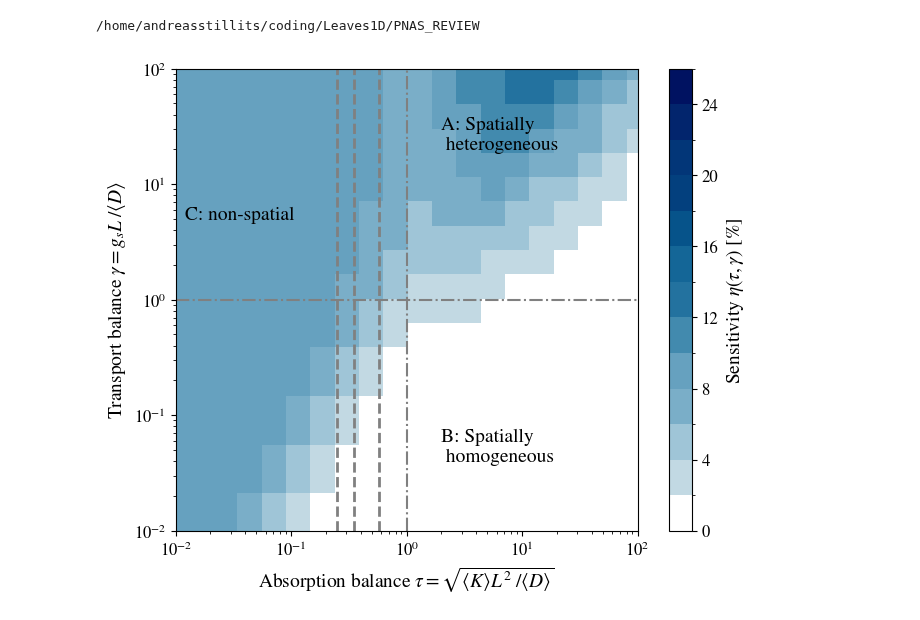
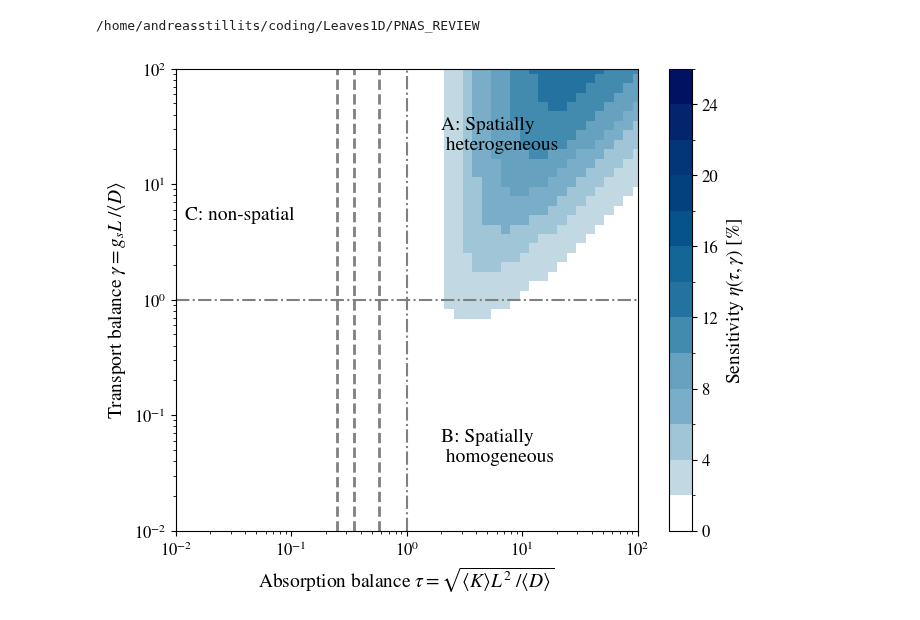
Before and after one commit to andreas-stillits/CarbonFixationModel1D, a Jupyter notebook: PNAS_REVIEW/notebooks/sensitivity.ipynb, the cells around one changed output. Saved outputs shown, nothing was run; the diff lists cells and outputs as text; code cells hidden in the pictures.

Commit message:
did nonlinear scan

```diff
--- a/PNAS_REVIEW/notebooks/sensitivity.ipynb
+++ b/PNAS_REVIEW/notebooks/sensitivity.ipynb
@@ -1,9 +1,9 @@
 # %%
 %cd /home/andreasstillits/coding/Leaves1D/PNAS_REVIEW
 
 from review.plotting.plotfunctions import plot_sensitivity_map
 
-plot_sensitivity_map("files/nonlinear_figure3C/sensitivities_mu0.10_.txt")
+plot_sensitivity_map("files/nonlinear_figure3C/sensitivities_mu4.00_.txt")
 # %% [output]
 /home/andreasstillits/coding/Leaves1D/PNAS_REVIEW
-[figure, old version]
+[figure, new version]
```
Also changed, not shown: 11 other files.
